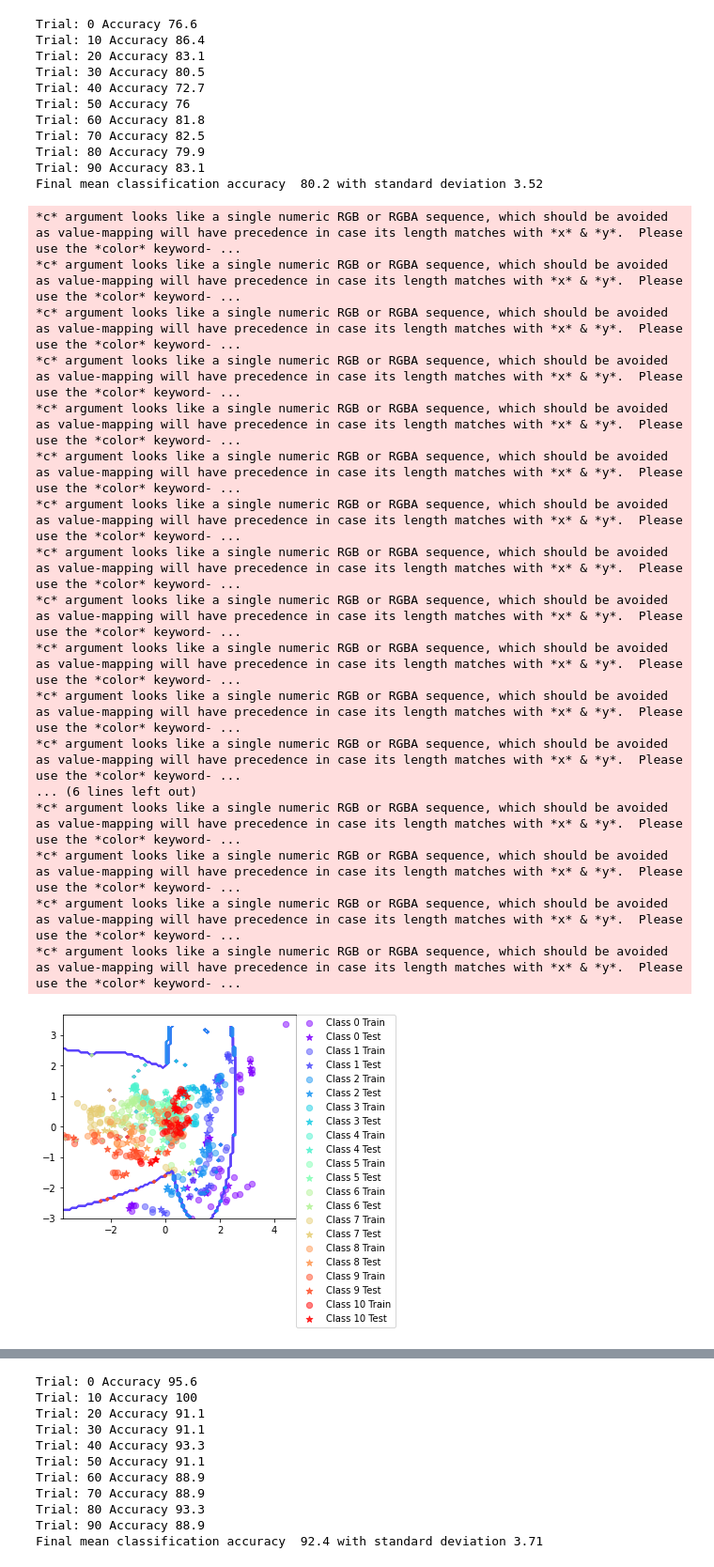
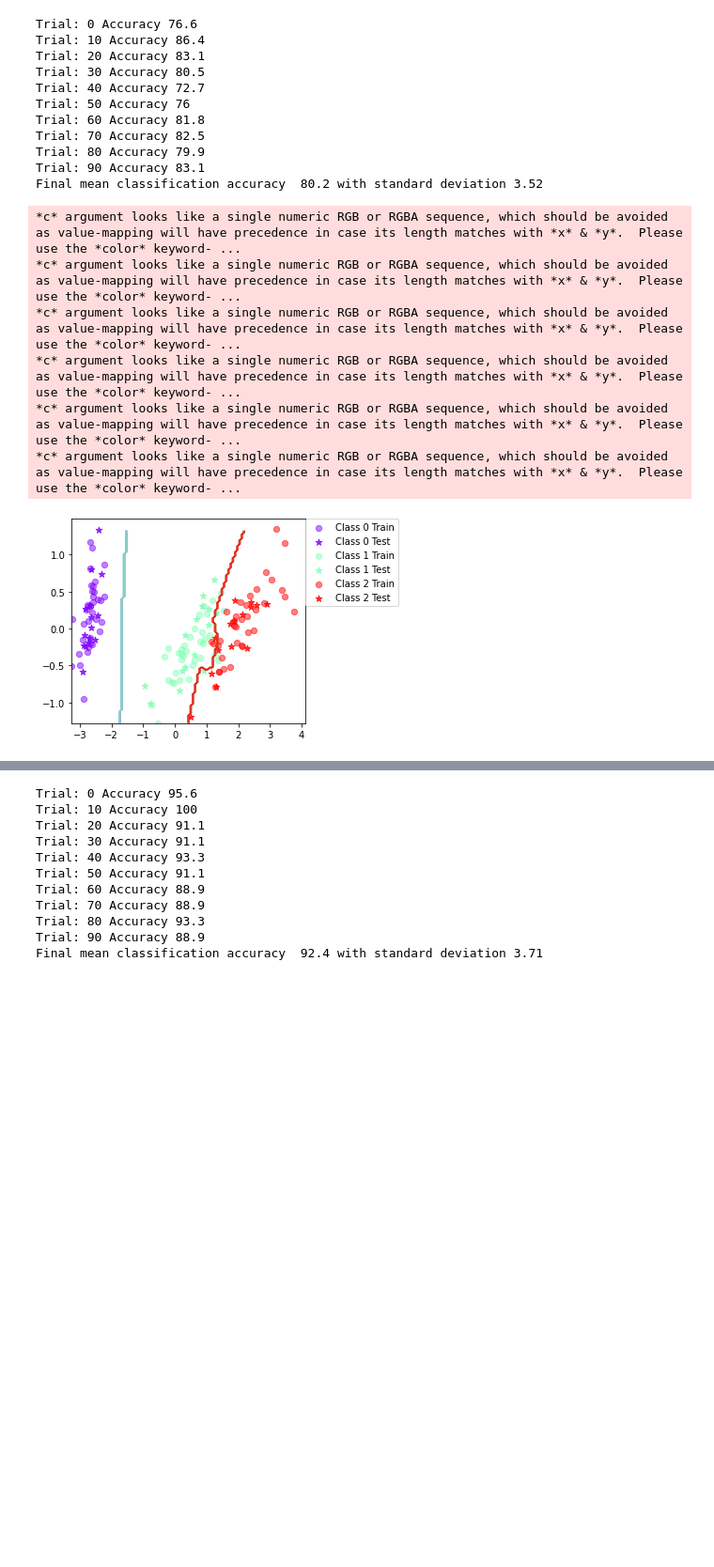
Before and after one commit to Perenz/KTHMachineLearningLabs, a Jupyter notebook: Lab 3/lab3py/lab3.ipynb, the cells around one changed output, grey strips where cells are left out. Shown: that part at 94% size. Saved outputs shown, nothing was run; the diff lists cells and outputs as text; code cells hidden in the pictures; blank space fills up the shorter version.

```diff
--- a/Lab 3/lab3py/lab3.ipynb
+++ b/Lab 3/lab3py/lab3.ipynb
@@ -188,7 +188,9 @@ class BayesClassifier(object):
         return rtn
 
     def classify(self, X):
-        return classifyBayes(X, self.prior, self.mu, self.sigma)
+        toRtn = classifyBayes(X, self.prior, self.mu, self.sigma)
+        #print(toRtn)
+        return toRtn
 # %% [markdown]
 ## Test the Maximum Likelihood estimates
 
@@ -284,6 +286,9 @@ def trainBoost(base_classifier, X, labels, T=10):
             eps += np.sum(np.transpose(new_w[idx])*(1-(ind==labels[idx])))
 
         #Compoute alpha
+        #Avoid log argument equal to 0
+        if eps == 0:
+            eps = 10**-10
         alpha = (np.log(1 - eps) - np.log(eps)) / 2
         alphas.append(alpha)
 
@@ -378,24 +383,13 @@ Trial: 90 Accuracy 83.1
 Final mean classification accuracy  80.2 with standard deviation 3.52
 # %%
 %matplotlib inline
-plotBoundary(BoostClassifier(BayesClassifier()), dataset='vowel',split=0.7)
+plotBoundary(BoostClassifier(BayesClassifier()), dataset='iris',split=0.7)
 # %% [output]
 *c* argument looks like a single numeric RGB or RGBA sequence, which should be avoided as value-mapping will have precedence in case its length matches with *x* & *y*.  Please use the *color* keyword- ...
 *c* argument looks like a single numeric RGB or RGBA sequence, which should be avoided as value-mapping will have precedence in case its length matches with *x* & *y*.  Please use the *color* keyword- ...
 *c* argument looks like a single numeric RGB or RGBA sequence, which should be avoided as value-mapping will have precedence in case its length matches with *x* & *y*.  Please use the *color* keyword- ...
 *c* argument looks like a single numeric RGB or RGBA sequence, which should be avoided as value-mapping will have precedence in case its length matches with *x* & *y*.  Please use the *color* keyword- ...
 *c* argument looks like a single numeric RGB or RGBA sequence, which should be avoided as value-mapping will have precedence in case its length matches with *x* & *y*.  Please use the *color* keyword- ...
 *c* argument looks like a single numeric RGB or RGBA sequence, which should be avoided as value-mapping will have precedence in case its length matches with *x* & *y*.  Please use the *color* keyword- ...
-*c* argument looks like a single numeric RGB or RGBA sequence, which should be avoided as value-mapping will have precedence in case its length matches with *x* & *y*.  Please use the *color* keyword- ...
-*c* argument looks like a single numeric RGB or RGBA sequence, which should be avoided as value-mapping will have precedence in case its length matches with *x* & *y*.  Please use the *color* keyword- ...
-*c* argument looks like a single numeric RGB or RGBA sequence, which should be avoided as value-mapping will have precedence in case its length matches with *x* & *y*.  Please use the *color* keyword- ...
-*c* argument looks like a single numeric RGB or RGBA sequence, which should be avoided as value-mapping will have precedence in case its length matches with *x* & *y*.  Please use the *color* keyword- ...
-*c* argument looks like a single numeric RGB or RGBA sequence, which should be avoided as value-mapping will have precedence in case its length matches with *x* & *y*.  Please use the *color* keyword- ...
-*c* argument looks like a single numeric RGB or RGBA sequence, which should be avoided as value-mapping will have precedence in case its length matches with *x* & *y*.  Please use the *color* keyword- ...
-... (6 lines left out)
-*c* argument looks like a single numeric RGB or RGBA sequence, which should be avoided as value-mapping will have precedence in case its length matches with *x* & *y*.  Please use the *color* keyword- ...
-*c* argument looks like a single numeric RGB or RGBA sequence, which should be avoided as value-mapping will have precedence in case its length matches with *x* & *y*.  Please use the *color* keyword- ...
-*c* argument looks like a single numeric RGB or RGBA sequence, which should be avoided as value-mapping will have precedence in case its length matches with *x* & *y*.  Please use the *color* keyword- ...
-*c* argument looks like a single numeric RGB or RGBA sequence, which should be avoided as value-mapping will have precedence in case its length matches with *x* & *y*.  Please use the *color* keyword- ...
-[figure, old version]
+[figure, new version]
 # %% [markdown]
```
Also changed, not shown: parts of 3 cells of this notebook.
